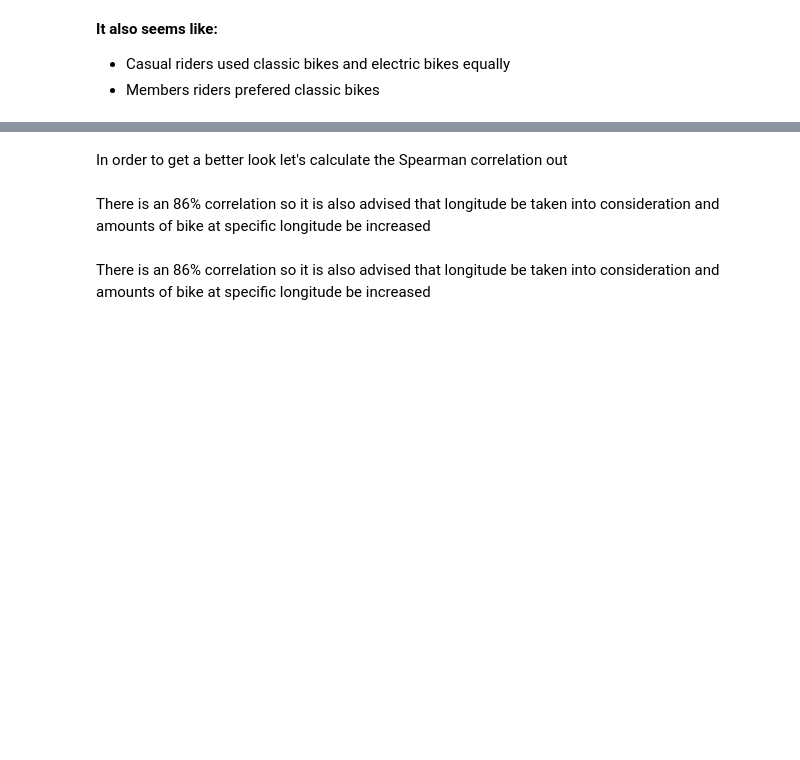
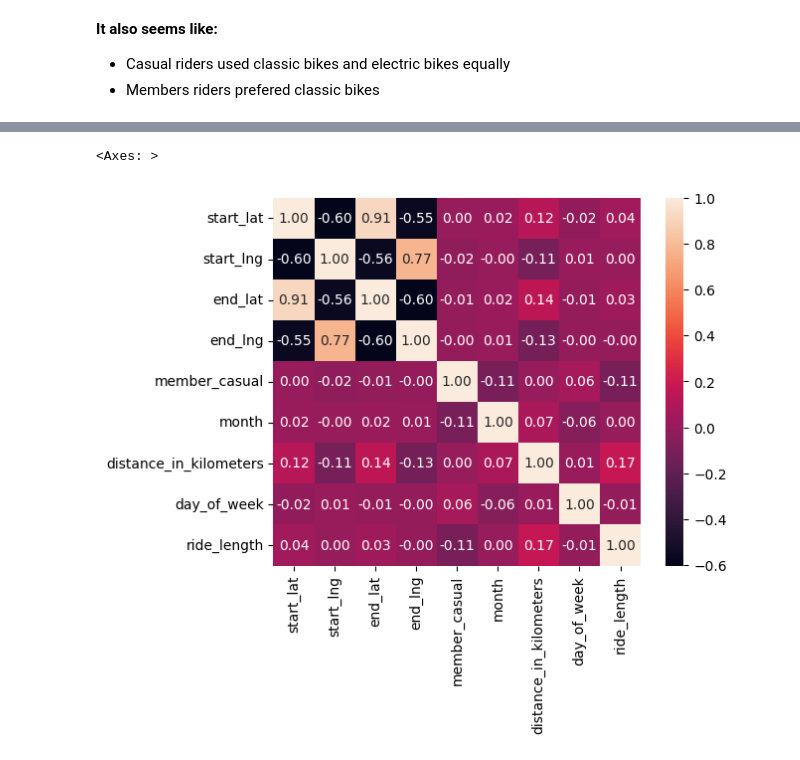
Before and after one commit to ndminh2003/Divvy_Bike_Case_Study_Analysis, a Jupyter notebook: divvy-casestudy.ipynb, the cells around one changed output, grey strips where cells are left out. Cells and saved outputs as stored; diff of their text form; code cells hidden in the pictures; blank space fills up the shorter version.

```diff
--- a/divvy-casestudy.ipynb
+++ b/divvy-casestudy.ipynb
@@ -259,0 +411,10 @@ df_n = encoder.fit_transform(df[['start_lat','end_lat','start_lng','end_lng','me
+# %%
+from sklearn import preprocessing
+
+final_df = new_df
+label_encoder = preprocessing.LabelEncoder()
+
+final_df['member_casual']= label_encoder.fit_transform(new_df['member_casual'])
+final_df['day_of_week']= label_encoder.fit_transform(new_df['day_of_week'])
+final_df['rideable_type']= label_encoder.fit_transform(new_df['rideable_type'])
+final_df.head()
@@ -259,0 +446,4 @@ df_n = encoder.fit_transform(df[['start_lat','end_lat','start_lng','end_lng','me
+# %%
+h_df = final_df.loc[:,'start_lat':'ride_length']
+h_df['ride_length'] = h_df['ride_length'].dt.seconds
+h_df.head()
@@ -260,4 +457,5 @@ df_n = encoder.fit_transform(df[['start_lat','end_lat','start_lng','end_lng','me
 # %%
-sns.heatmap(df_n.corr(),square=True)
+sns.heatmap(data=h_df.corr(),square=True,annot=True, fmt='.2f')
+# %% [output]
+<Axes: >
+[figure, added]
-# %% [markdown]
-In order to get a better look let's calculate the Spearman correlation out
@@ -267,2 +461,0 @@ stats.spearmanr(df_n['start_lng'],df_n['member_casual'])
-# %% [markdown]
-There is an 86% correlation so it is also advised that longitude be taken into consideration and amounts of bike at specific longitude be increased
@@ -272,2 +461,0 @@ stats.spearmanr(df_n['end_lng'],df_n['member_casual'])
-# %% [markdown]
-There is an 86% correlation so it is also advised that longitude be taken into consideration and amounts of bike at specific longitude be increased
```
Also changed, not shown: parts of 32 cells of this notebook.
